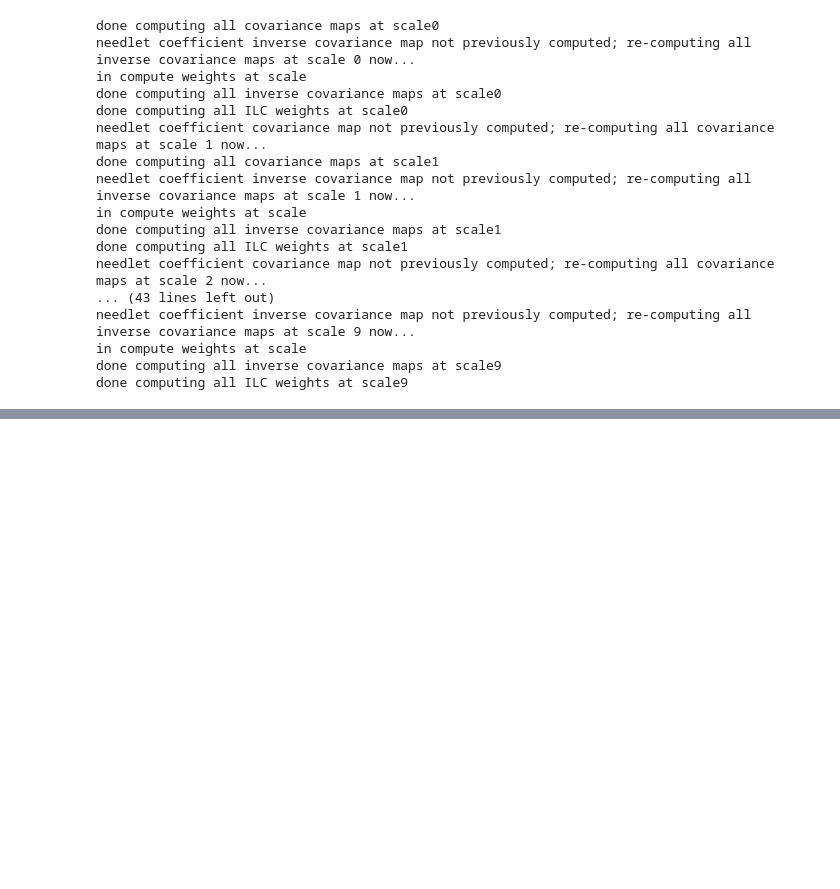
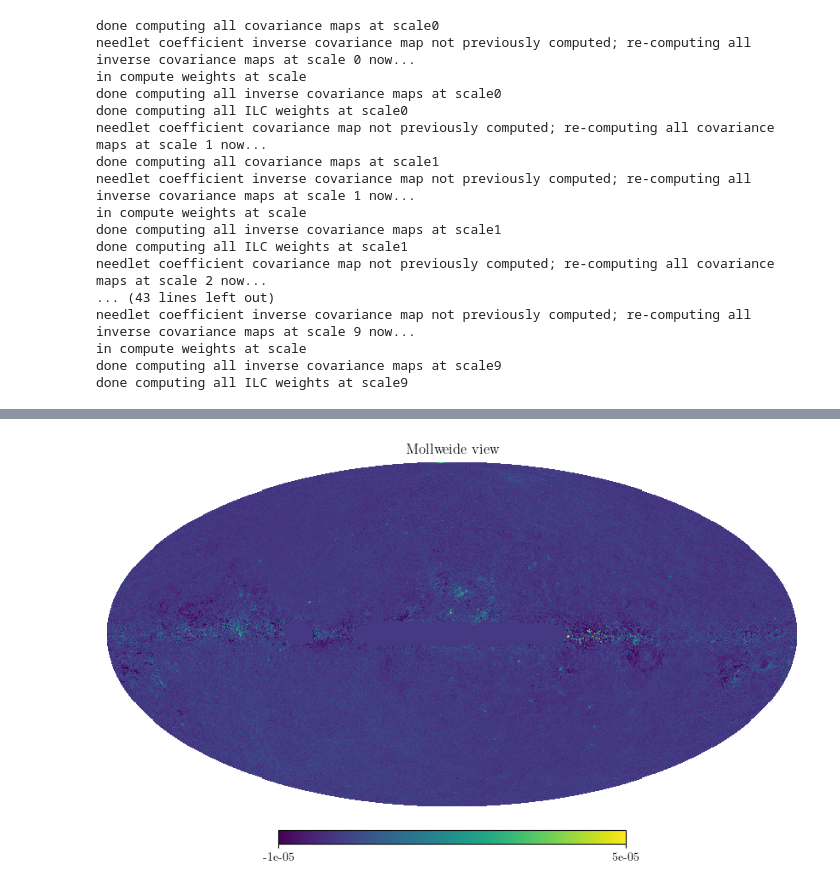
Before and after one commit to jcolinhill/pyilc, a Jupyter notebook: notebooks/Planck_tSZ_nodeprojections.ipynb, the cells around one changed output, grey strips where cells are left out. Drawn from its saved outputs; the diff is of its cells as text; code cells hidden in the pictures; blank space fills up the shorter version.

```diff
--- a/notebooks/Planck_tSZ_nodeprojections.ipynb
+++ b/notebooks/Planck_tSZ_nodeprojections.ipynb
@@ -144,3 +146,12 @@ needlet coefficient inverse covariance map not previously computed; re-computing
 in compute weights at scale
 done computing all inverse covariance maps at scale9
 done computing all ILC weights at scale9
+# %%
+ILC_map_filename = info.output_dir+info.output_prefix+'needletILCmap'+'_component_'+info.ILC_preserved_comp+'_crossILC'*info.cross_ILC+info.output_suffix+'.fits'
+if type(info.N_deproj) is int:
+        if info.N_deproj>0:
+            ILC_map_filename = info.output_dir+info.output_prefix+'needletILCmap'+'_component_'+info.ILC_preserved_comp+'_deproject_'+'_'.join(info.ILC_deproj_comps)+'_crossILC'*info.cross_ILC+info.output_suffix+'.fits'
+else:
+         if info.N_deproj[0]>0:
+            # NOTE: ILCdeprojected file name is not so descriptive here. Need to describe it more in info.output_suffix.
+            ILC_map_filename = info.output_dir+info.output_prefix+'needletILCmap'+'_component_'+info.ILC_preserved_comp+'_deproject_'+'_'.join(info.ILC_deproj_comps[0])+'_crossILC'*info.cross_ILC+info.output_suffix+'.fits'
@@ -146,0 +161,13 @@ done computing all ILC weights at scale9
+# %%
+def download_preproprecessing_mask(datafolder='../data/'):
+    !wget 'https://users.flatironinstitute.org/~fmccarthy/ymaps_PR4_McCH23/masks/LFI_inpainting_bool.fits'
+    !wget 'https://users.flatironinstitute.org/~fmccarthy/ymaps_PR4_McCH23/masks/HFI_inpainting_bool.fits'
+    !mv *.fits $datafolder
+    return
+
+#download_preproprecessing_mask(datafolder)
+LFImask = hp.fitsfunc.read_map(datafolder+'LFI_inpainting_bool.fits')
+HFImask = hp.fitsfunc.read_map(datafolder+'HFI_inpainting_bool.fits')
+preprocessing_mask = LFImask*HFImask
+# %%
+ymap = hp.fitsfunc.read_map(ILC_map_filename)
@@ -146,0 +178,4 @@ done computing all ILC weights at scale9
+# %%
+hp.mollview(preprocessing_mask*ymap,min=-1e-5,max=5e-5)
+# %% [output]
+[figure, added]
```
Also changed, not shown: parts of 4 cells of this notebook.
